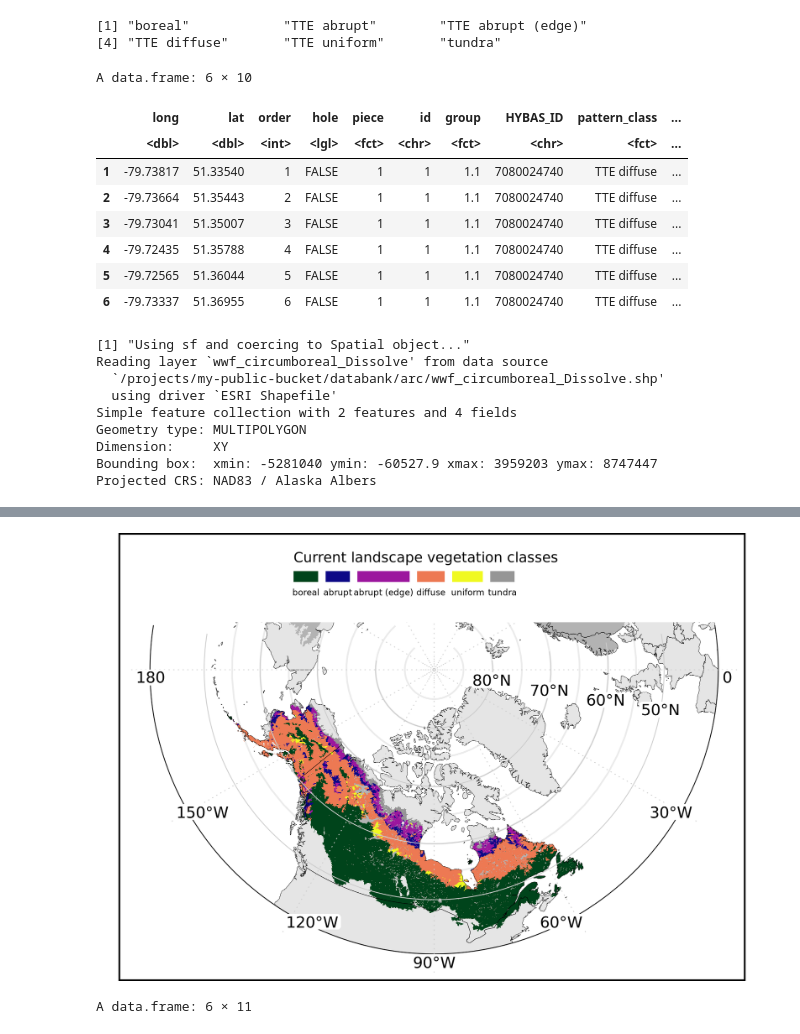
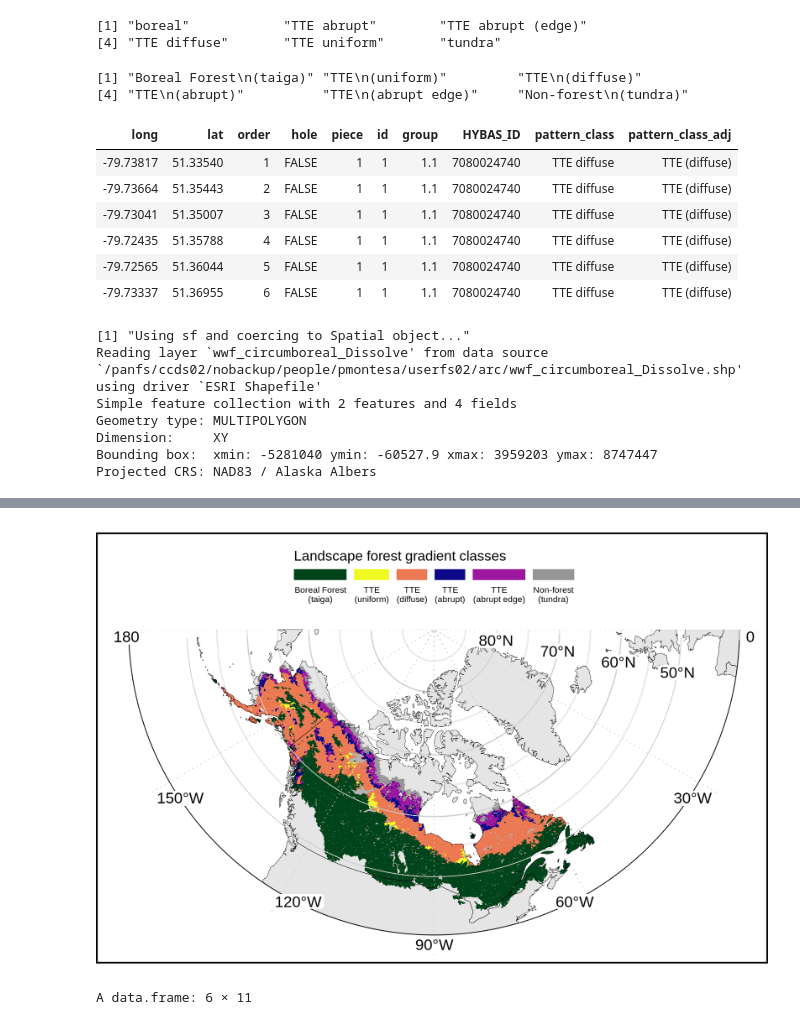
Before and after one commit to pahbs/maap_tools, a Jupyter notebook: notebooks/boreal_ecotone_map.ipynb, the cells around one changed output, grey strips where cells are left out. Cells and saved outputs as stored; diff of their text form; code cells hidden in the pictures.

Commit message:
boreal height cmip maps nb update

```diff
--- a/notebooks/boreal_ecotone_map.ipynb
+++ b/notebooks/boreal_ecotone_map.ipynb
@@ -58,10 +49,12 @@ source('/projects/code/3dsi/boreal_map_functions.R')
 # %%
 ext = extent(-180,180,40,90)
 # %%
-ecotone_fn = '/projects/my-public-bucket/databank/hydrobasins_L08_patterns_tte.gpkg'
-ecotone_fn = '/projects/my-public-bucket/databank/hydrobasins_L08_patterns_tte_boreal_tundra.gpkg'
+if(MAAP){ root_prj = '/projects/my-public-bucket/databank/'}
+if(ADAPT){ root_prj = '/explore/nobackup/people/pmontesa/userfs02/projects/ilab/boreal_height_cmip/'}
 
-study_domain_fn = '/projects/my-public-bucket/databank/boreal_height_cmip_extent_polygons.gpkg'
+ecotone_fn = paste0(root_prj, 'hydrobasins_L08_patterns_tte.gpkg')
+ecotone_fn = paste0(root_prj, 'hydrobasins_L08_patterns_tte_boreal_tundra.gpkg')
+study_domain_fn = paste0(root_prj, 'boreal_height_cmip_extent_polygons.gpkg')
 # %%
 options(warn=-1)
 
@@ -116,47 +103,51 @@ levels(ecotone$pattern_class)
 [1] "boreal"            "TTE abrupt"        "TTE abrupt (edge)"
 [4] "TTE diffuse"       "TTE uniform"       "tundra"
 # %%
-COLOR_DICT = c('boreal'='#00441b', 'TTE abrupt'='red', 'TTE abrupt (edge)'='dark red', 'TTE diffuse'='light green', 'TTE uniform'='green','tundra'='black')
-LEVS_RENAMED = c('boreal', "abrupt", 'abrupt (edge)',  "diffuse", 'uniform', 'tundra')
-ecotone$pattern_class_adj <- factor(ecotone$pattern_class)#, levels = LEVS_RENAMED)
-levels(ecotone$pattern_class_adj) = LEVS_RENAMED
+#COLOR_DICT = c('boreal'='#00441b', 'TTE abrupt'='red', 'TTE abrupt (edge)'='dark red', 'TTE diffuse'='light green', 'TTE uniform'='green','tundra'='black')
+GRADIENT_CLASSES_RENAMED = c('Boreal Forest\n(taiga)', "TTE\n(abrupt)", 'TTE\n(abrupt edge)',  "TTE\n(diffuse)", 'TTE\n(uniform)', 'Non-forest\n(tundra)')
+ecotone$pattern_class_adj <- factor(ecotone$pattern_class)#, levels = GRADIENT_CLASSES_RENAMED)
+levels(ecotone$pattern_class_adj) = GRADIENT_CLASSES_RENAMED
 pattern_class_colors <- c('#00441b', viridis::plasma(n = 4), '#969696')
 names(pattern_class_colors) <- levels(ecotone$pattern_class_adj)
 name_landscape_patterns = "Landscape pattern class"   #"Taiga-tundra ecotone\nlandscape pattern class"
 scale_color_landscape_pattern_class <- scale_colour_manual(values = pattern_class_colors, name = name_landscape_patterns)
 scale_fill_landscape_pattern_class <- scale_fill_manual(values = pattern_class_colors, name = name_landscape_patterns)
+# %%
+# Re-order factor levels
+ecotone$pattern_class_adj <- factor(ecotone$pattern_class_adj,
+                levels = c(GRADIENT_CLASSES_RENAMED[1], rev(GRADIENT_CLASSES_RENAMED[4:5]), GRADIENT_CLASSES_RENAMED[2:3],  GRADIENT_CLASSES_RENAMED[6]))
+levels(ecotone$pattern_class_adj)
+# %% [output]
+[1] "Boreal Forest\n(taiga)" "TTE\n(uniform)"         "TTE\n(diffuse)"
+[4] "TTE\n(abrupt)"          "TTE\n(abrupt edge)"     "Non-forest\n(tundra)"
 # %%
 head(ecotone)
 # %% [output]
-A data.frame: 6 × 10
-|  | long | lat | order | hole | piece | id | group | HYBAS_ID | pattern_class | ... |
-|  | <dbl> | <dbl> | <int> | <lgl> | <fct> | <chr> | <fct> | <chr> | <fct> | ... |
-| 1 | -79.73817 | 51.33540 | 1 | FALSE | 1 | 1 | 1.1 | 7080024740 | TTE diffuse | ... |
-| 2 | -79.73664 | 51.35443 | 2 | FALSE | 1 | 1 | 1.1 | 7080024740 | TTE diffuse | ... |
-| 3 | -79.73041 | 51.35007 | 3 | FALSE | 1 | 1 | 1.1 | 7080024740 | TTE diffuse | ... |
-| 4 | -79.72435 | 51.35788 | 4 | FALSE | 1 | 1 | 1.1 | 7080024740 | TTE diffuse | ... |
-| 5 | -79.72565 | 51.36044 | 5 | FALSE | 1 | 1 | 1.1 | 7080024740 | TTE diffuse | ... |
-| 6 | -79.73337 | 51.36955 | 6 | FALSE | 1 | 1 | 1.1 | 7080024740 | TTE diffuse | ... |
+| long | lat | order | hole | piece | id | group | HYBAS_ID | pattern_class | pattern_class_adj |
+| -79.73817 | 51.33540 | 1 | FALSE | 1 | 1 | 1.1 | 7080024740 | TTE diffuse | TTE (diffuse) |
+| -79.73664 | 51.35443 | 2 | FALSE | 1 | 1 | 1.1 | 7080024740 | TTE diffuse | TTE (diffuse) |
+| -79.73041 | 51.35007 | 3 | FALSE | 1 | 1 | 1.1 | 7080024740 | TTE diffuse | TTE (diffuse) |
+| -79.72435 | 51.35788 | 4 | FALSE | 1 | 1 | 1.1 | 7080024740 | TTE diffuse | TTE (diffuse) |
+| -79.72565 | 51.36044 | 5 | FALSE | 1 | 1 | 1.1 | 7080024740 | TTE diffuse | TTE (diffuse) |
+| -79.73337 | 51.36955 | 6 | FALSE | 1 | 1 | 1.1 | 7080024740 | TTE diffuse | TTE (diffuse) |
 # %%
 options(repr.plot.width = 6, repr.plot.height = 4, repr.plot.res = 300)
 
 m_groups = DO_MAP_BOREAL_SP(MAP_EXTENT=ext, rotate_map=270, xlim=c(-170,-10), ylim=c(ext[3]-1, 90),
                      BOREAL_SHP_FN = wwf_circ_dis_fn
-                    ,LAYER_LIST = list(geom_polygon(data = head(ecotone,1000), aes(x = long, y = lat, group = group, fill=pattern_class_adj), size=0.1)) #, fill=NA
+                    ,LAYER_LIST = list(geom_polygon(data = sample_frac(ecotone, 0.5), aes(x = long, y = lat, group = group, fill=pattern_class_adj), size=0.1)) #, fill=NA
                     ) +
     theme(legend.text=element_text(size=rel(0.5))) +
     #scale_color_brewer(palette = 'Set2') +
     #scale_fill_viridis_d() +
     #scale_fill_manual( values = COLOR_DICT) +
     scale_fill_landscape_pattern_class +
-    guides(fill=guide_legend(title="Current landscape vegetation classes", title.position = "top", label.position = "bottom", legend.position = "bottom", keywidth = unit(.25, "cm"), keyheight = unit(.25, "cm"), nrow=1)) +
+    guides(fill=guide_legend(title="Landscape forest gradient classes", title.position = "top", label.position = "bottom", legend.position = "bottom", keywidth = unit(.25, "cm"), keyheight = unit(.25, "cm"), nrow=1)) +
     theme(plot.background = element_rect(fill = NA, colour = 'black', size = 1))
 m_groups
 # %% [output]
 [1] "Using sf and coercing to Spatial object..."
-Reading layer `wwf_circumboreal_Dissolve' from data source
-  `/projects/my-public-bucket/databank/arc/wwf_circumboreal_Dissolve.shp'
-  using driver `ESRI Shapefile'
+Reading layer `wwf_circumboreal_Dissolve' from data source `/panfs/ccds02/nobackup/people/pmontesa/userfs02/arc/wwf_circumboreal_Dissolve.shp' using driver `ESRI Shapefile'
 Simple feature collection with 2 features and 4 fields
 Geometry type: MULTIPOLYGON
 Dimension:     XY
@@ -169,5 +158,5 @@ Regions defined for each Polygons
 Regions defined for each Polygons
-[figure, old version]
+[figure, new version]
 # %%
 study_domain$height_class_adj = factor(study_domain$height_class)
 levels(study_domain$height_class_adj) = c('Main prediction domain', 'Extended training domain')
```
Also changed, not shown: parts of 12 cells of this notebook.
